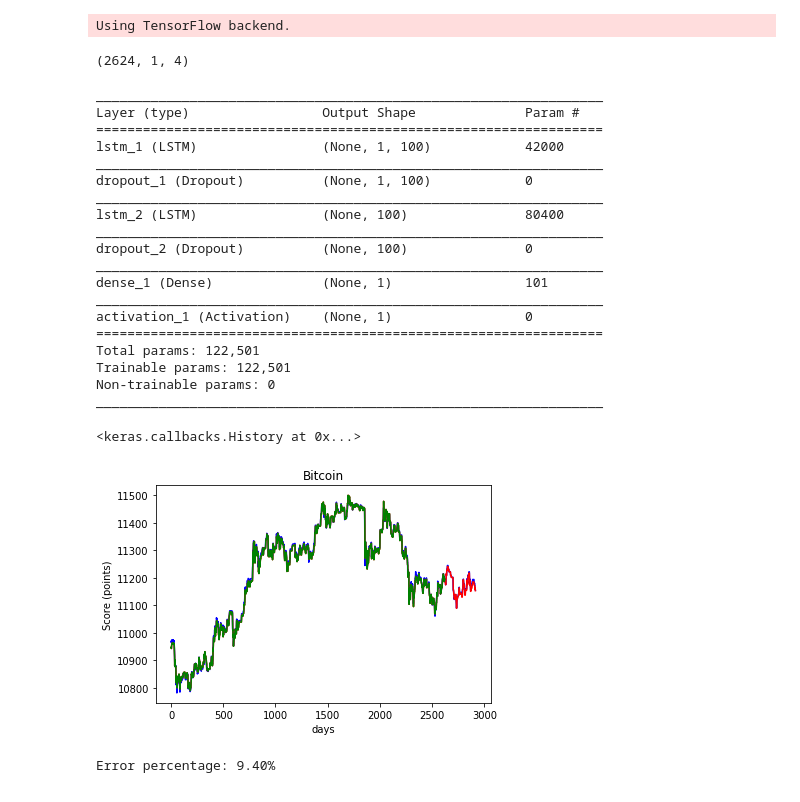
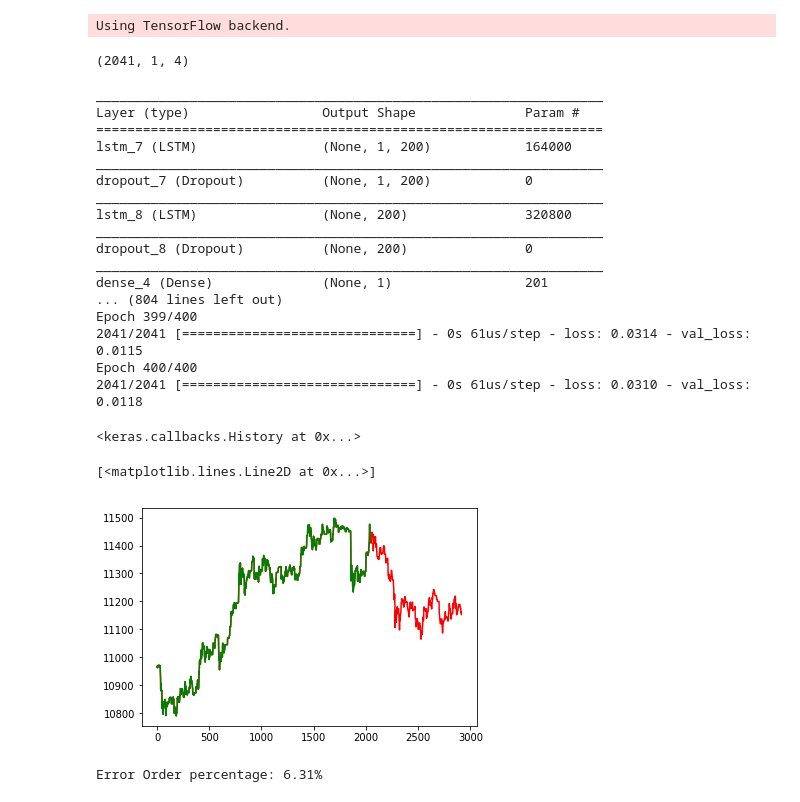
Before and after one commit to scristofari/bitcoin-challenge, a Jupyter notebook: BitCoin Challenge.ipynb, the cells around one changed output. Saved outputs shown, nothing was run; the diff lists cells and outputs as text; code cells hidden in the pictures.

```diff
--- a/BitCoin Challenge.ipynb
+++ b/BitCoin Challenge.ipynb
@@ -94,7 +66,7 @@ X_scale = scalerX.fit_transform(X)
 y_scale = scalerY.fit_transform(y)
 # %%
 from sklearn.model_selection import train_test_split
-X_train, X_test, y_train, y_test = train_test_split(X_scale, y_scale, test_size=0.1, shuffle=False)
+X_train, X_test, y_train, y_test = train_test_split(X_scale, y_scale, test_size=0.3, shuffle=False)
 # %%
 from keras.models import Sequential
 from keras.layers import Dense
@@ -106,63 +78,57 @@ X_train = np.reshape(X_train, (X_train.shape[0], 1, X_train.shape[1]))
 X_test = np.reshape(X_test, (X_test.shape[0], 1, X_test.shape[1]))
 X_train.shape
 # %% [output]
-(2624, 1, 4)
+(2041, 1, 4)
 # %%
 np.random.seed(42)
 
 model = Sequential()
 
-model.add(LSTM(100, input_shape=(X_train.shape[1], X_train.shape[2]), return_sequences=True))
-model.add(Dropout(0.2))
-model.add(LSTM(100, return_sequences=False))
-model.add(Dropout(0.2))
+model.add(LSTM(200, input_shape=(X_train.shape[1], X_train.shape[2]), return_sequences=True, kernel_regularizer=regularizers.l2(0.01)))
+model.add(Dropout(0.3))
+model.add(LSTM(200, return_sequences=False))
+model.add(Dropout(0.3))
 model.add(Dense(1))
 model.add(Activation('linear'))
 model.summary()
 
 model.compile(loss='mae', optimizer='adam')
 model.fit(X_train, y_train, batch_size=X_train.shape[0],
-          epochs=300, validation_data=(X_test, y_test), shuffle=False, verbose=False)
+          epochs=400, validation_data=(X_test, y_test), shuffle=False, verbose=False)
 # %% [output]
 _________________________________________________________________
 Layer (type)                 Output Shape              Param #
 =================================================================
-lstm_1 (LSTM)                (None, 1, 100)            42000
+lstm_7 (LSTM)                (None, 1, 200)            164000
 _________________________________________________________________
-dropout_1 (Dropout)          (None, 1, 100)            0
+dropout_7 (Dropout)          (None, 1, 200)            0
 _________________________________________________________________
-lstm_2 (LSTM)                (None, 100)               80400
+lstm_8 (LSTM)                (None, 200)               320800
 _________________________________________________________________
-dropout_2 (Dropout)          (None, 100)               0
+dropout_8 (Dropout)          (None, 200)               0
 _________________________________________________________________
-dense_1 (Dense)              (None, 1)                 101
-_________________________________________________________________
-activation_1 (Activation)    (None, 1)                 0
-=================================================================
-Total params: 122,501
-Trainable params: 122,501
-Non-trainable params: 0
-_________________________________________________________________
+dense_4 (Dense)              (None, 1)                 201
+... (804 lines left out)
+Epoch 399/400
+2041/2041 [==============================] - 0s 61us/step - loss: 0.0314 - val_loss: 0.0115
+Epoch 400/400
+2041/2041 [==============================] - 0s 61us/step - loss: 0.0310 - val_loss: 0.0118
 <keras.callbacks.History at 0x...>
 # %%
 y_predict_train = model.predict(X_train)
 y_predict_train = scalerY.inverse_transform(y_predict_train)
 
 y_predict_test = model.predict(X_test)
 y_predict_test = scalerY.inverse_transform(y_predict_test)
 
 X = np.concatenate((X_train, X_test), axis=0)
 y = np.concatenate((y_predict_train, y_predict_test), axis=0)
 
-plt.title("Bitcoin")
-plt.xlabel("days")
-plt.ylabel("Score (points)")
-plt.plot(df['close'], 'b')
 plt.plot(y, 'r')
 plt.plot(y_predict_train, 'g')
-plt.show()
 # %% [output]
+[<matplotlib.lines.Line2D at 0x...>]
-[figure, old version]
+[figure, new version]
 # %%
 import time
 from enum import Enum
@@ -206,4 +172,4 @@ count = df['open'].count()
 percent = (n_error / count) * 100
 print("Error Order percentage: %0.2f%%" % percent)
 # %% [output]
-Error percentage: 9.40%
+Error Order percentage: 6.31%
```
Also changed, not shown: parts of 3 cells of this notebook.
